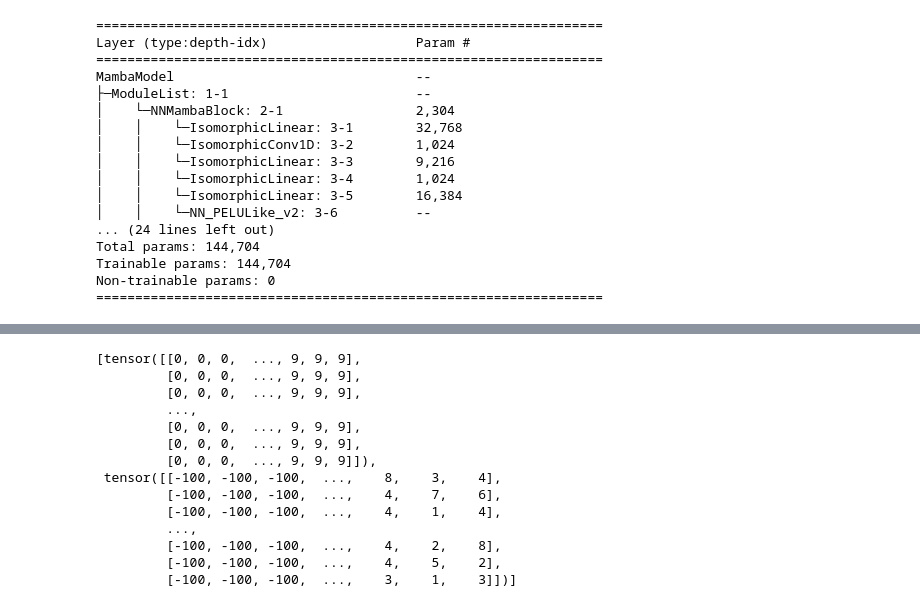
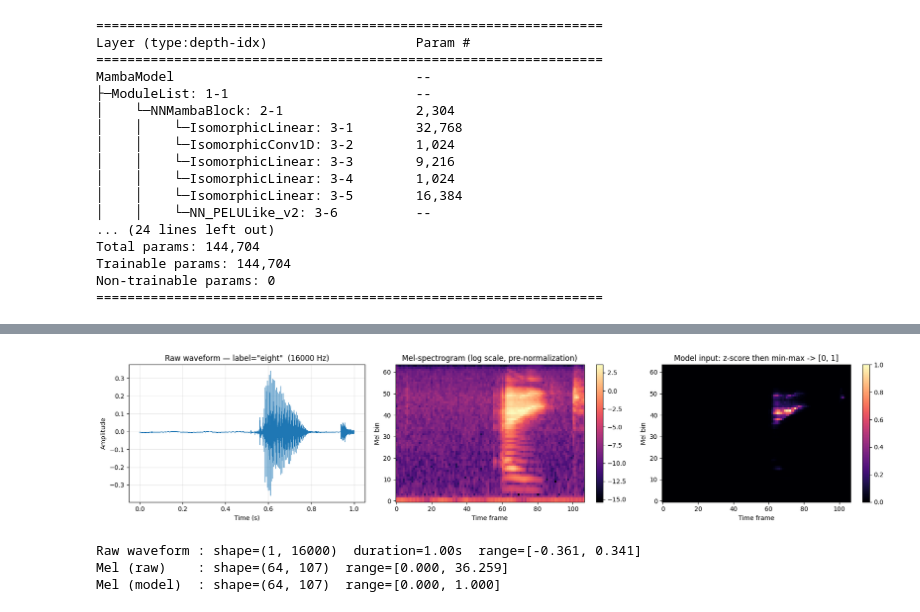
Before and after one commit to tmpoulionis/nn_ssms, a Jupyter notebook: testing.ipynb, the cells around one changed output, grey strips where cells are left out. Drawn from its saved outputs; the diff is of its cells as text; code cells hidden in the pictures.

Commit message:
running experiments, fixing datasets

```diff
--- a/testing.ipynb
+++ b/testing.ipynb
@@ -726,17 +693,61 @@ tensor([-100, -100, -100, -100, -100, -100, -100, -100, -100, -100,    3,    6,
-# %%
-sample
-# %% [output]
-[tensor([[0, 0, 0,  ..., 9, 9, 9],
-         [0, 0, 0,  ..., 9, 9, 9],
-         [0, 0, 0,  ..., 9, 9, 9],
-         ...,
-         [0, 0, 0,  ..., 9, 9, 9],
-         [0, 0, 0,  ..., 9, 9, 9],
-         [0, 0, 0,  ..., 9, 9, 9]]),
- tensor([[-100, -100, -100,  ...,    8,    3,    4],
-         [-100, -100, -100,  ...,    4,    7,    6],
-         [-100, -100, -100,  ...,    4,    1,    4],
-         ...,
-         [-100, -100, -100,  ...,    4,    2,    8],
-         [-100, -100, -100,  ...,    4,    5,    2],
-         [-100, -100, -100,  ...,    3,    1,    3]])]
+# %%
+import torch
+import matplotlib.pyplot as plt
+from dataloaders.datasets.sc_dataset import SCDataset
+
+# SC09 config (matches DATASET_REGISTRY["sc09"])
+ds = SCDataset(
+    subset="training",
+    root="./data/sc09",
+    mel_transform=True,
+    n_mels=64, n_fft=400, hop_length=150,
+    filter_labels=["zero","one","two","three","four","five","six","seven","eight","nine"],
+)
+
+idx = 0
+mel_processed, label_idx = ds[idx]          # fully processed sample (what the model sees)
+label_str = ds.labels[label_idx]
+
+# Get the raw waveform by bypassing SCDataset.__getitem__ (goes to torchaudio parent).
+raw_idx = ds.data_indices[idx]
+waveform_raw, sample_rate, label, speaker, utt = super(SCDataset, ds).__getitem__(raw_idx)
+
+# Mel-spectrogram BEFORE normalization, for illustration only.
+mel_raw = ds.transform(waveform_raw).squeeze(0)           # (n_mels, time)
+mel_log = torch.log(mel_raw + 1e-8)                       # log scale for human viewing
+
+fig, axes = plt.subplots(1, 3, figsize=(18, 4))
+
+# 1) Raw waveform
+t = torch.arange(waveform_raw.shape[-1]) / sample_rate
+axes[0].plot(t.numpy(), waveform_raw.squeeze().numpy(), linewidth=0.5)
+axes[0].set_title(f'Raw waveform — label="{label}"  ({sample_rate} Hz)')
+axes[0].set_xlabel("Time (s)")
+axes[0].set_ylabel("Amplitude")
+axes[0].grid(alpha=0.3)
+
+# 2) Un-normalized mel-spectrogram (log scale so low-energy bins are visible)
+im1 = axes[1].imshow(mel_log.numpy(), aspect="auto", origin="lower", cmap="magma")
+axes[1].set_title("Mel-spectrogram (log scale, pre-normalization)")
+axes[1].set_xlabel("Time frame")
+axes[1].set_ylabel("Mel bin")
+plt.colorbar(im1, ax=axes[1])
+
+# 3) Normalized mel-spectrogram — the actual model input (z-score then min-max to [0,1])
+im2 = axes[2].imshow(mel_processed.numpy(), aspect="auto", origin="lower", cmap="magma")
+axes[2].set_title("Model input: z-score then min-max -> [0, 1]")
+axes[2].set_xlabel("Time frame")
+axes[2].set_ylabel("Mel bin")
+plt.colorbar(im2, ax=axes[2])
+
+plt.tight_layout()
+plt.show()
+
+print(f"Raw waveform : shape={tuple(waveform_raw.shape)}  duration={waveform_raw.shape[-1]/sample_rate:.2f}s  range=[{waveform_raw.min():.3f}, {waveform_raw.max():.3f}]")
+print(f"Mel (raw)    : shape={tuple(mel_raw.shape)}  range=[{mel_raw.min():.3f}, {mel_raw.max():.3f}]")
+print(f"Mel (model)  : shape={tuple(mel_processed.shape)}  range=[{mel_processed.min():.3f}, {mel_processed.max():.3f}]")
+# %% [output]
+[figure, added]
+Raw waveform : shape=(1, 16000)  duration=1.00s  range=[-0.361, 0.341]
+Mel (raw)    : shape=(64, 107)  range=[0.000, 36.259]
+Mel (model)  : shape=(64, 107)  range=[0.000, 1.000]
```
Also changed, not shown: parts of 9 cells of this notebook, 22 other files.
